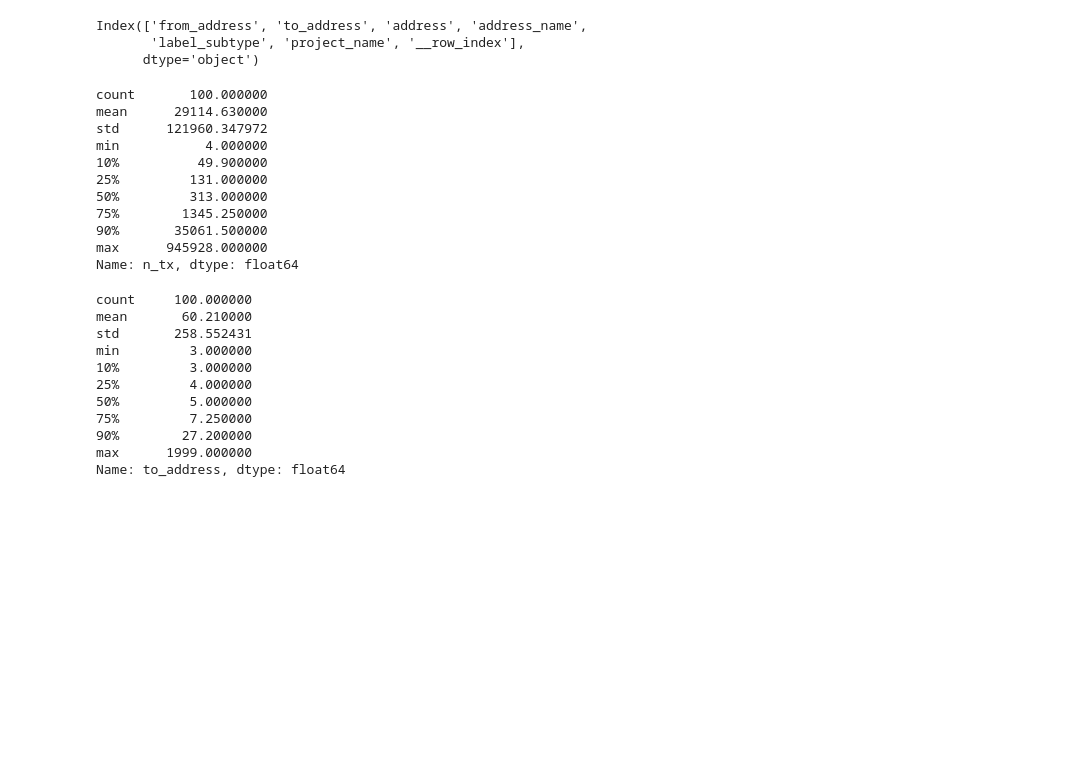
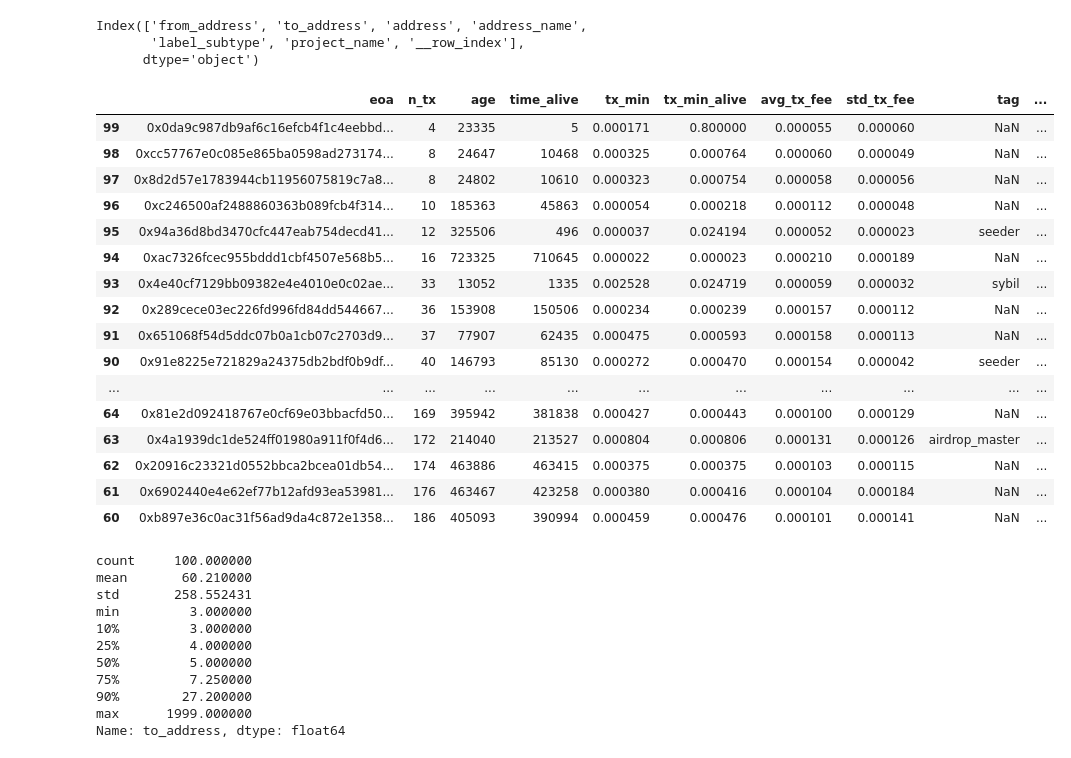
Before and after one commit to poupou-web3/beta-rounds-vote-analysis, a Jupyter notebook: jupyter-after-round/community_round.ipynb, the cells around one changed output. Cells and saved outputs as stored; diff of their text form; code cells hidden in the pictures; blank space fills up the shorter version.

```diff
--- a/jupyter-after-round/community_round.ipynb
+++ b/jupyter-after-round/community_round.ipynb
@@ -923,20 +953,26 @@ Index(['from_address', 'to_address', 'address', 'address_name',
 # %%
 details_address_labels = details_address.merge(labels_odc[['address', 'tag', 'sub_type']], left_on='eoa', right_on='address', how='left').drop(columns=['__row_index', 'address']).sort_values('n_tx', ascending=False)
 details_address_labels_seed = details_address_labels.merge(merge_label_seed[['from_address', 'to_address', 'project_name']], left_on='eoa', right_on='from_address', how='left').drop(('from_address'), axis=1)
-# %%
-details_address_labels_seed.n_tx.describe(percentiles=[0.1, 0.25, 0.5, 0.75, 0.9])
-# %% [output]
-count       100.000000
-mean      29114.630000
-std      121960.347972
-min           4.000000
-10%          49.900000
-25%         131.000000
-50%         313.000000
-75%        1345.250000
-90%       35061.500000
-max      945928.000000
-Name: n_tx, dtype: float64
+# %%
+details_address_labels_seed.sort_values('n_tx', ascending=True).head(40)
+# %% [output]
+|  | eoa | n_tx | age | time_alive | tx_min | tx_min_alive | avg_tx_fee | std_tx_fee | tag | ... |
+| 99 | 0x0da9c987db9af6c16efcb4f1c4eebbd... | 4 | 23335 | 5 | 0.000171 | 0.800000 | 0.000055 | 0.000060 | NaN | ... |
+| 98 | 0xcc57767e0c085e865ba0598ad273174... | 8 | 24647 | 10468 | 0.000325 | 0.000764 | 0.000060 | 0.000049 | NaN | ... |
+| 97 | 0x8d2d57e1783944cb11956075819c7a8... | 8 | 24802 | 10610 | 0.000323 | 0.000754 | 0.000058 | 0.000056 | NaN | ... |
+| 96 | 0xc246500af2488860363b089fcb4f314... | 10 | 185363 | 45863 | 0.000054 | 0.000218 | 0.000112 | 0.000048 | NaN | ... |
+| 95 | 0x94a36d8bd3470cfc447eab754decd41... | 12 | 325506 | 496 | 0.000037 | 0.024194 | 0.000052 | 0.000023 | seeder | ... |
+| 94 | 0xac7326fcec955bddd1cbf4507e568b5... | 16 | 723325 | 710645 | 0.000022 | 0.000023 | 0.000210 | 0.000189 | NaN | ... |
+| 93 | 0x4e40cf7129bb09382e4e4010e0c02ae... | 33 | 13052 | 1335 | 0.002528 | 0.024719 | 0.000059 | 0.000032 | sybil | ... |
+| 92 | 0x289cece03ec226fd996fd84dd544667... | 36 | 153908 | 150506 | 0.000234 | 0.000239 | 0.000157 | 0.000112 | NaN | ... |
+| 91 | 0x651068f54d5ddc07b0a1cb07c2703d9... | 37 | 77907 | 62435 | 0.000475 | 0.000593 | 0.000158 | 0.000113 | NaN | ... |
+| 90 | 0x91e8225e721829a24375db2bdf0b9df... | 40 | 146793 | 85130 | 0.000272 | 0.000470 | 0.000154 | 0.000042 | seeder | ... |
+| ... | ... | ... | ... | ... | ... | ... | ... | ... | ... | ... |
+| 64 | 0x81e2d092418767e0cf69e03bbacfd50... | 169 | 395942 | 381838 | 0.000427 | 0.000443 | 0.000100 | 0.000129 | NaN | ... |
+| 63 | 0x4a1939dc1de524ff01980a911f0f4d6... | 172 | 214040 | 213527 | 0.000804 | 0.000806 | 0.000131 | 0.000126 | airdrop_master | ... |
+| 62 | 0x20916c23321d0552bbca2bcea01db54... | 174 | 463886 | 463415 | 0.000375 | 0.000375 | 0.000103 | 0.000115 | NaN | ... |
+| 61 | 0x6902440e4e62ef77b12afd93ea53981... | 176 | 463467 | 423258 | 0.000380 | 0.000416 | 0.000104 | 0.000184 | NaN | ... |
+| 60 | 0xb897e36c0ac31f56ad9da4c872e1358... | 186 | 405093 | 390994 | 0.000459 | 0.000476 | 0.000101 | 0.000141 | NaN | ... |
 # %%
 details_address_labels_seed.to_address.describe(percentiles=[0.1, 0.25, 0.5, 0.75, 0.9])
 # %% [output]
```
Also changed, not shown: parts of 5 cells of this notebook, 4 other files.
